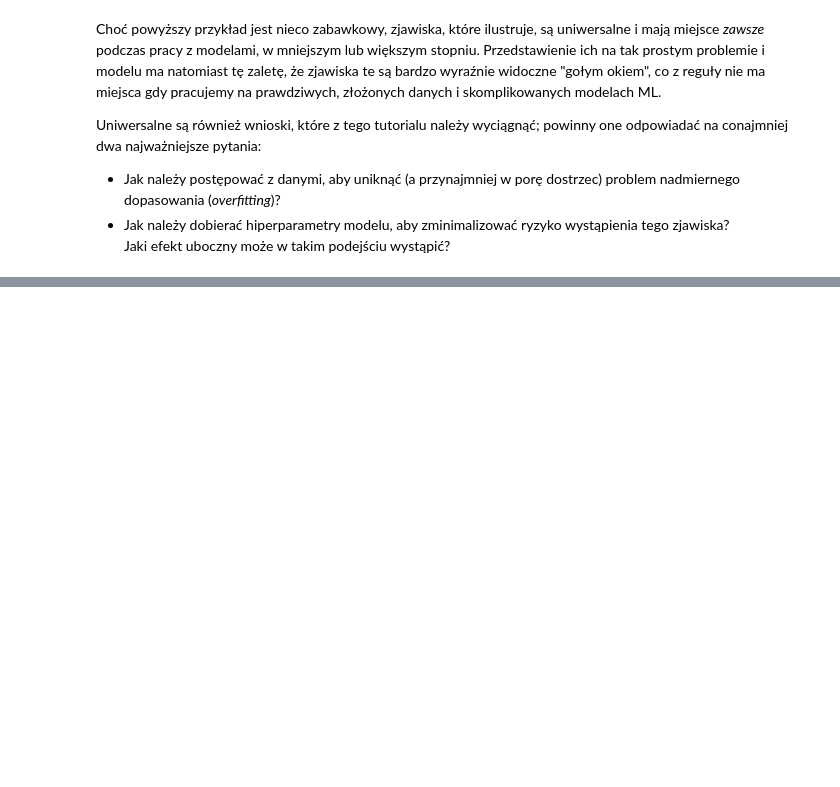
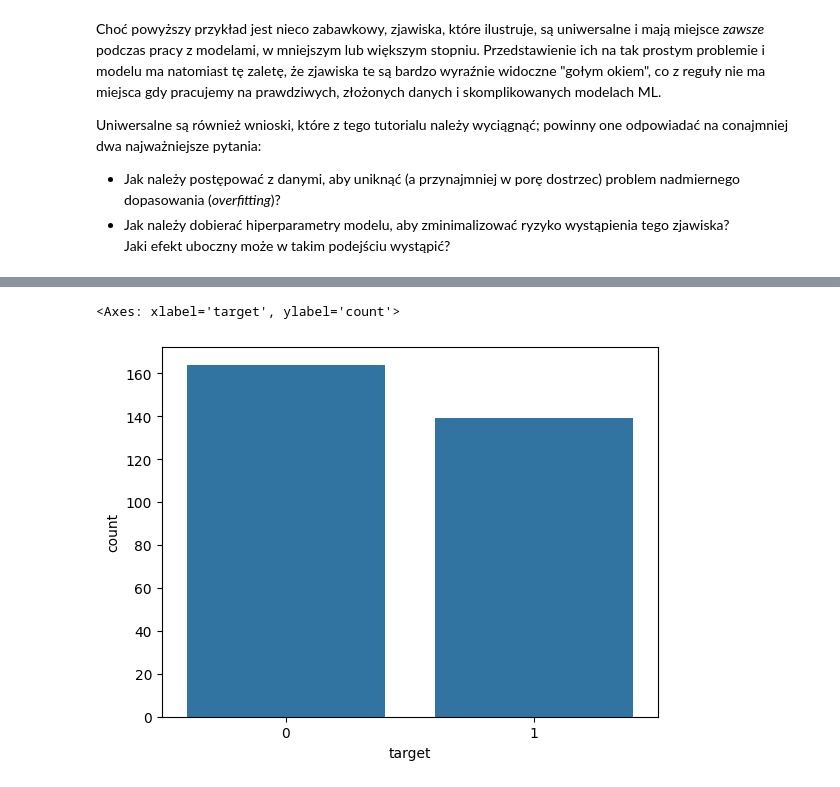
Before and after one commit to Zajecia-na-PWr-LR/lista-3-MateuszOlech-2, a Jupyter notebook: UM_inz_L3_tutorial.ipynb, the cells around one changed output, grey strips where cells are left out. Cells and saved outputs as stored; diff of their text form; code cells hidden in the pictures; blank space fills up the shorter version.

Commit message:
wczytanie i przetworzenie danych, model klasyfikacji, wstępna analiza wyników

```diff
--- a/UM_inz_L3_tutorial.ipynb
+++ b/UM_inz_L3_tutorial.ipynb
@@ -179,0 +191,4 @@ Jaki efekt uboczny może w takim podejściu wystąpić?
+# %%
+#wczytanie danych
+heart = pd.read_csv('/content/Heart_disease_cleveland_new.csv')
+heart
@@ -179,0 +261,9 @@ Jaki efekt uboczny może w takim podejściu wystąpić?
+# %%
+# rozkłady w danych
+sns.countplot(
+    data=heart,
+    x='target'
+)
+# %% [output]
+<Axes: xlabel='target', ylabel='count'>
+[figure, added]
```
Also changed, not shown: parts of 33 cells of this notebook.
